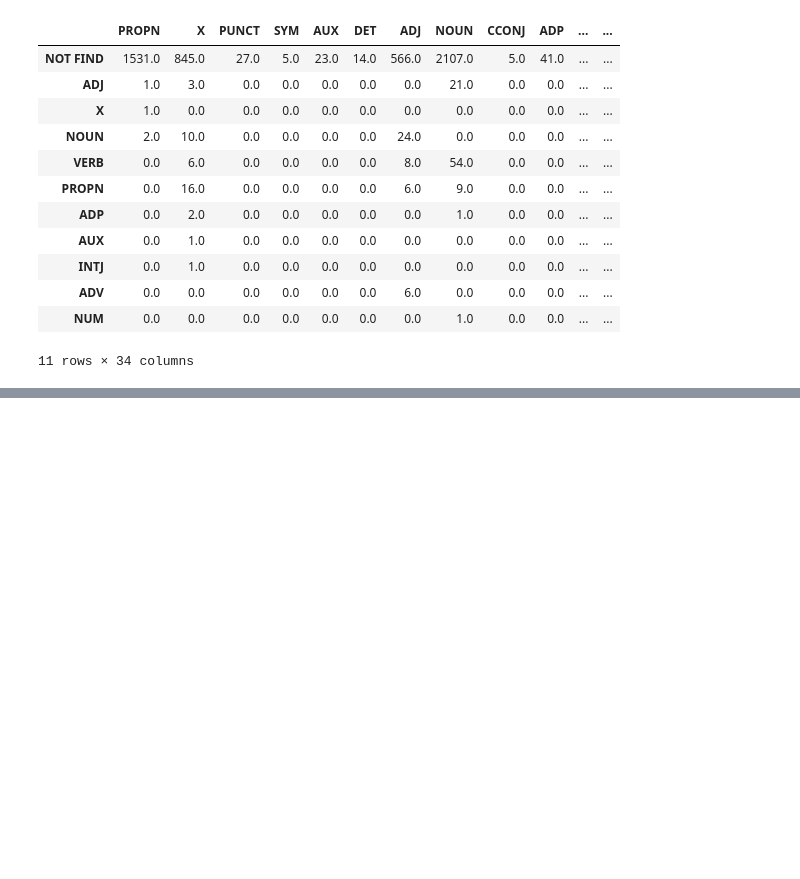
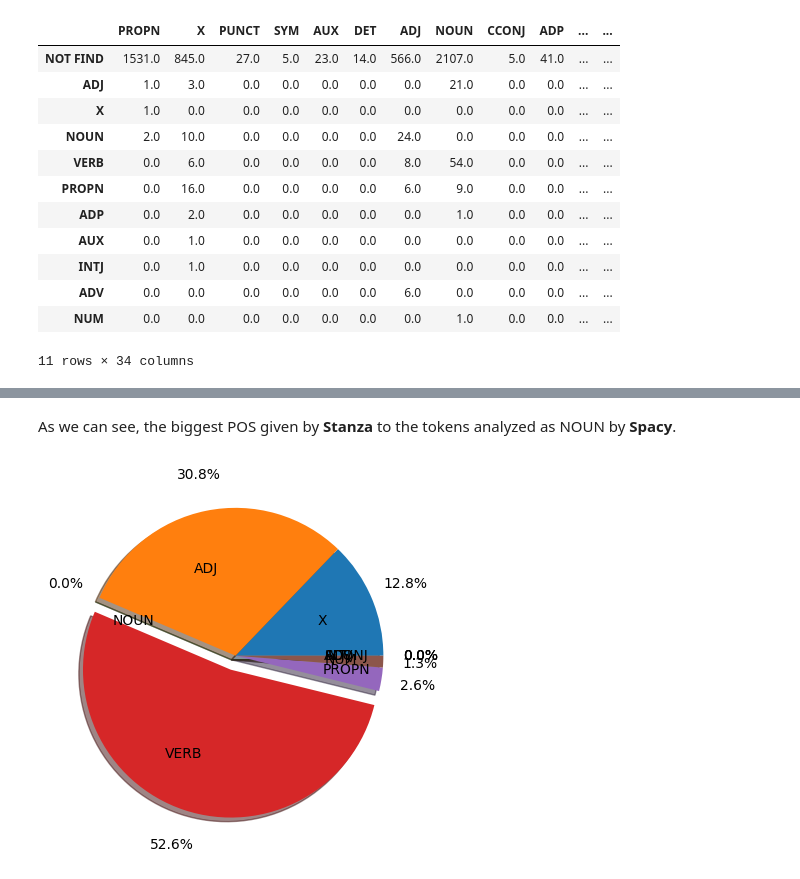
Before and after one commit to edgolyakova/DataScienceProj, a Jupyter notebook: Part 2.ipynb, the cells around one changed output, grey strips where cells are left out. Saved outputs shown, nothing was run; the diff lists cells and outputs as text; code cells hidden in the pictures; blank space fills up the shorter version.

```diff
--- a/Part 2.ipynb
+++ b/Part 2.ipynb
@@ -711,0 +739,10 @@ df_stanza_to_spacy
+# %% [markdown]
+As we can see, the biggest POS given by **Stanza** to the tokens analyzed as NOUN by **Spacy**.
+# %%
+explode = [0.1 if (i == 'VERB') else 0 for i in df_spacy_to_stanza.drop('NOT FIND').index]
+
+fig, ax = plt.subplots()
+ax.pie(df_spacy_to_stanza.drop('NOT FIND').NOUN, explode = explode, labels=df_spacy_to_stanza.drop('NOT FIND').index, autopct='%1.1f%%', shadow=True, pctdistance=1.25, labeldistance=.6)
+plt.show()
+# %% [output]
+[figure, added]
```
Also changed, not shown: parts of 28 cells of this notebook.
